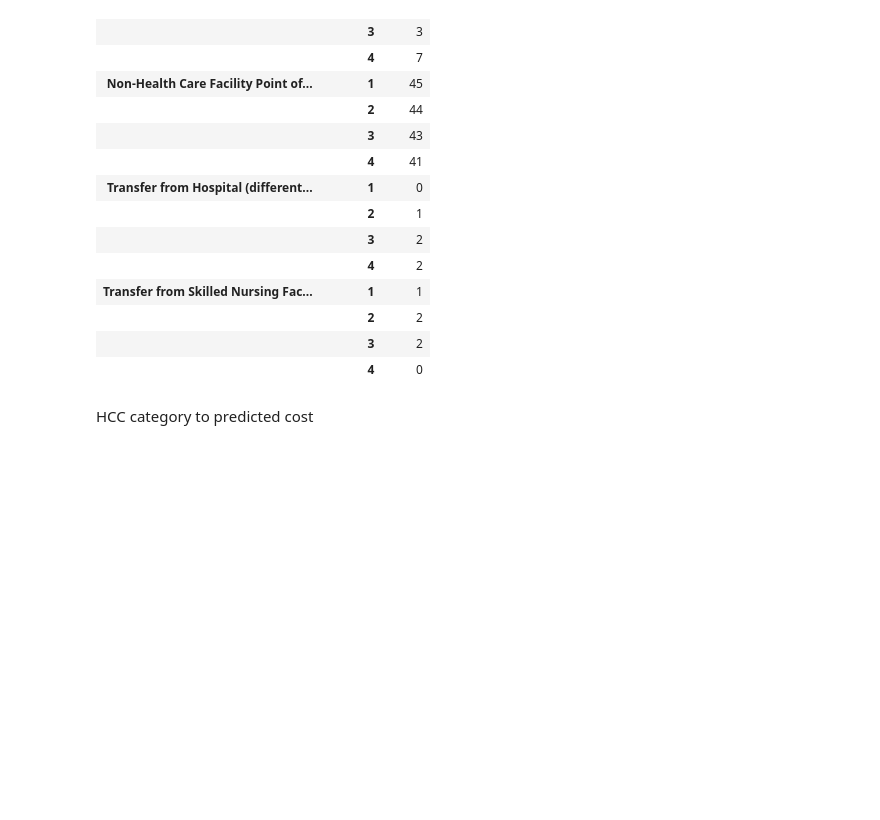
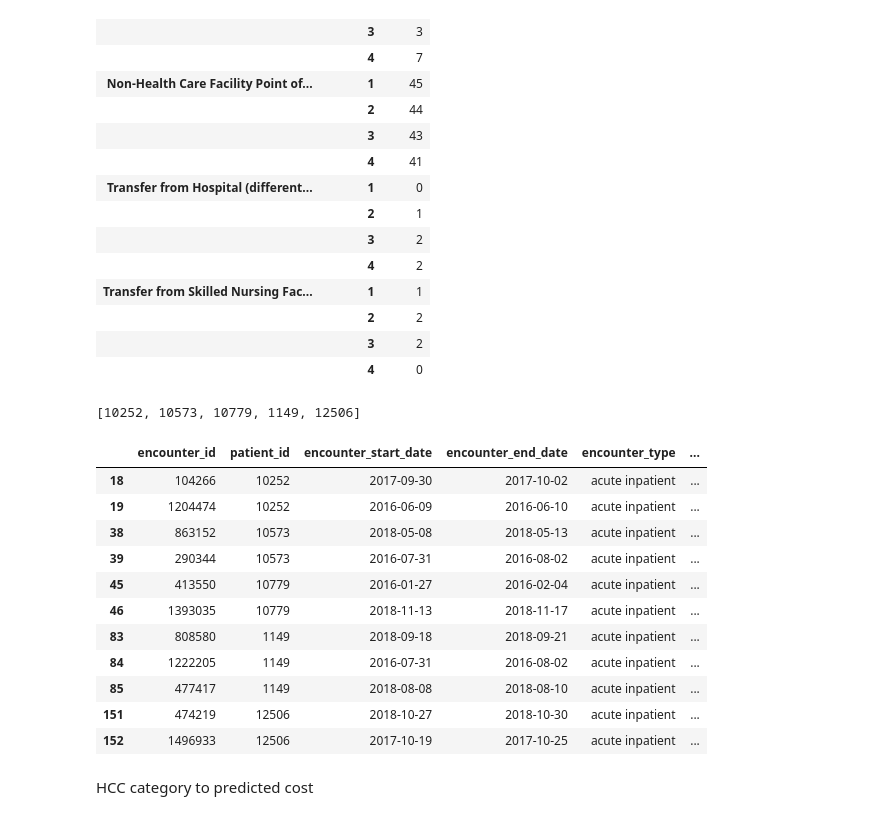
Before and after one commit to manganese-ai/bcda_claims_sandbox, a Jupyter notebook: notebooks/analysis/lindsay.ipynb, the cells around one changed output. Saved outputs shown, nothing was run; the diff lists cells and outputs as text; code cells hidden in the pictures; blank space fills up the shorter version.

```diff
--- a/notebooks/analysis/lindsay.ipynb
+++ b/notebooks/analysis/lindsay.ipynb
@@ -277,6 +279,34 @@ res
 |  | 2 | 2 |
 |  | 3 | 2 |
 |  | 4 | 0 |
+# %%
+pt = pd.DataFrame()
+pt['patient_id'] = enc.patient_id.unique()
+s = enc.groupby('patient_id').encounter_start_date.min()
+e = enc.groupby('patient_id').encounter_start_date.max()
+pt['first'] = pt['patient_id'].map(dict(zip(s.index, s.values)))
+pt['last'] = pt['patient_id'].map(dict(zip(e.index, e.values)))
+pt[['first','last']] = pt[['first','last']].astype('datetime64[ns]')
+pt['diff'] = (pt['last'] - pt['first']).dt.days
+pt = pt[pt['diff'] > 365]
+pt.patient_id.tolist()
+# %% [output]
+[10252, 10573, 10779, 1149, 12506]
+# %%
+enc[enc.patient_id.isin([10252, 10573, 10779, 1149, 12506])]
+# %% [output]
+|  | encounter_id | patient_id | encounter_start_date | encounter_end_date | encounter_type | ... |
+| 18 | 104266 | 10252 | 2017-09-30 | 2017-10-02 | acute inpatient | ... |
+| 19 | 1204474 | 10252 | 2016-06-09 | 2016-06-10 | acute inpatient | ... |
+| 38 | 863152 | 10573 | 2018-05-08 | 2018-05-13 | acute inpatient | ... |
+| 39 | 290344 | 10573 | 2016-07-31 | 2016-08-02 | acute inpatient | ... |
+| 45 | 413550 | 10779 | 2016-01-27 | 2016-02-04 | acute inpatient | ... |
+| 46 | 1393035 | 10779 | 2018-11-13 | 2018-11-17 | acute inpatient | ... |
+| 83 | 808580 | 1149 | 2018-09-18 | 2018-09-21 | acute inpatient | ... |
+| 84 | 1222205 | 1149 | 2016-07-31 | 2016-08-02 | acute inpatient | ... |
+| 85 | 477417 | 1149 | 2018-08-08 | 2018-08-10 | acute inpatient | ... |
+| 151 | 474219 | 12506 | 2018-10-27 | 2018-10-30 | acute inpatient | ... |
+| 152 | 1496933 | 12506 | 2017-10-19 | 2017-10-25 | acute inpatient | ... |
 # %% [markdown]
 HCC category to predicted cost
 # %%
```
Also changed, not shown: parts of 1 cell of this notebook.
